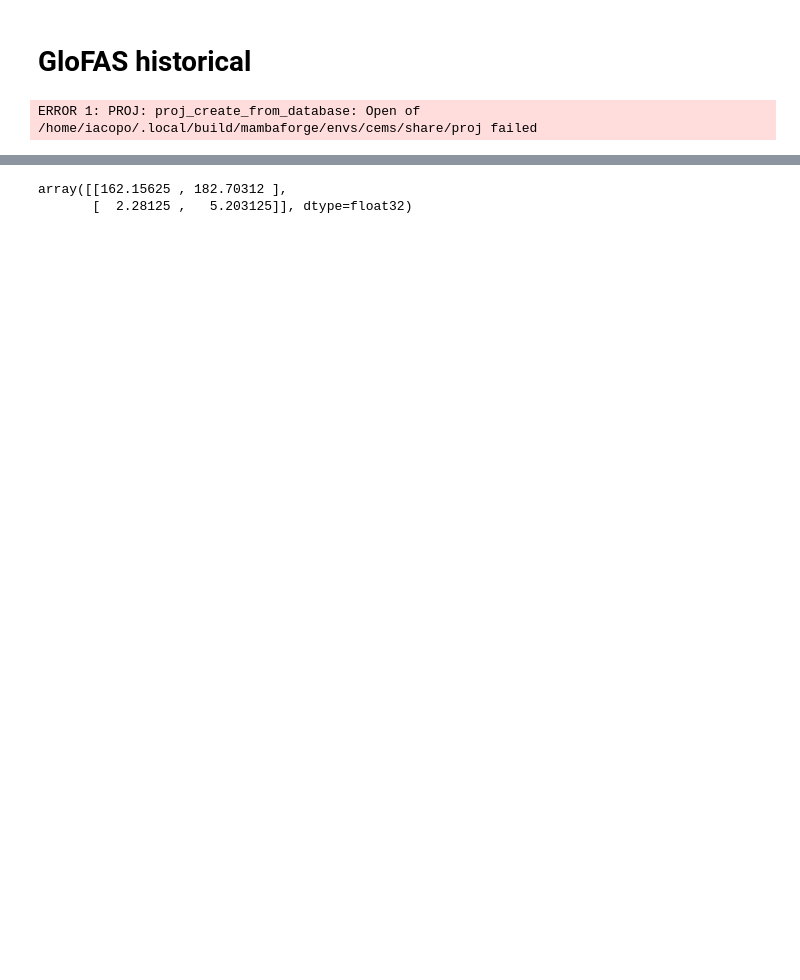
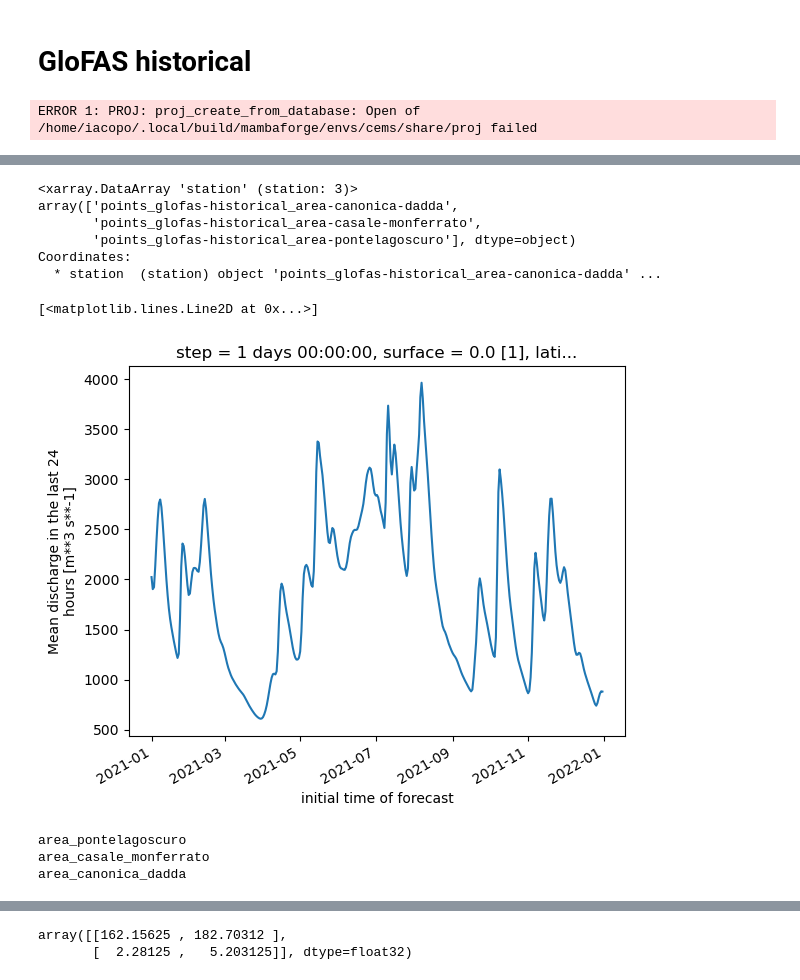
Before and after one commit to iacopoff/climetlab-cems-flood, a Jupyter notebook: notebooks/glofas-historical.ipynb, the cells around one changed output, grey strips where cells are left out. Cells and saved outputs as stored; diff of their text form; code cells hidden in the pictures; blank space fills up the shorter version.

Commit message:
dev glofas hist

```diff
--- a/notebooks/glofas-historical.ipynb
+++ b/notebooks/glofas-historical.ipynb
@@ -11,20 +18,23 @@ gdf = get_po_basin().dissolve()
 ERROR 1: PROJ: proj_create_from_database: Open of /home/iacopo/.local/build/mambaforge/envs/cems/share/proj failed
 # %%
 # pontelagoscuro
-ps = (44.886111, 11.604444)
-cm = ( 45.142222,8.447500) # casale monferrato po
-ca = (45.576944, 9.534722) # canonica d'adda
+ps = {'name':'pontelagoscuro','lat':44.886111, 'lon':11.604444}
+cm = {'name':'casale-monferrato','lat':45.142222, 'lon':8.447500} # casale monferrato po
+ca = {'name':'canonica-dadda', 'lat':45.576944, 'lon':9.534722} # canonica d'adda
+rhine = {'name':'rhine', 'area':[50.972204,5.450796, 46.296530, 11.871059]} # Ryne
+rhine2 = {'name':'rhine2', 'area':[50.972204,5.450796, 46.296530, 11.871059]} # Ryne
+rhine3 = {'name':'rhine3', 'area':[50.972204,5.450796, 46.296530, 11.871059]} # Ryne
 # %%
 hist = cml.load_dataset(
             'glofas-historical',
             model='lisflood',
-            product_type='intermediate',
+            product_type='consolidated',
             system_version='version_3_1',
-            temporal_filter= '2021 * *',
+            temporal_filter= '2020-2021 * *',
             variable="river_discharge_in_the_last_24_hours",
-            lat=cm[0],
-            lon=cm[1],
-            split_on = [('hmonth',2)],
+            coords=[ps,cm,ca],
+            #area= [rhine,rhine2, rhine3],
+            split_on = ['coords',('hyear',1)],
             threads = 6,
             merger=None
         )
@@ -49,0 +68,24 @@ hist = cml.load_dataset(
+# %%
+ds.station
+# %% [output]
+<xarray.DataArray 'station' (station: 3)>
+array(['points_glofas-historical_area-canonica-dadda',
+       'points_glofas-historical_area-casale-monferrato',
+       'points_glofas-historical_area-pontelagoscuro'], dtype=object)
+Coordinates:
+  * station  (station) object 'points_glofas-historical_area-canonica-dadda' ...
+# %%
+hist.source.indexes[1].to_xarray().isel(step=0,surface=0,latitude=1,longitude=1).dis24.plot()
+# %% [output]
+[<matplotlib.lines.Line2D at 0x...>]
+[figure, added]
+# %%
+for i,f in enumerate(fp):
+    ff = f.stem.split('_')[-1]
+    ff = ff.replace('-','_')
+    print(ff)
+    exec(f"{ff}=xr.open_dataset(f)")
+# %% [output]
+area_pontelagoscuro
+area_casale_monferrato
+area_canonica_dadda
```
Also changed, not shown: parts of 16 cells of this notebook.
